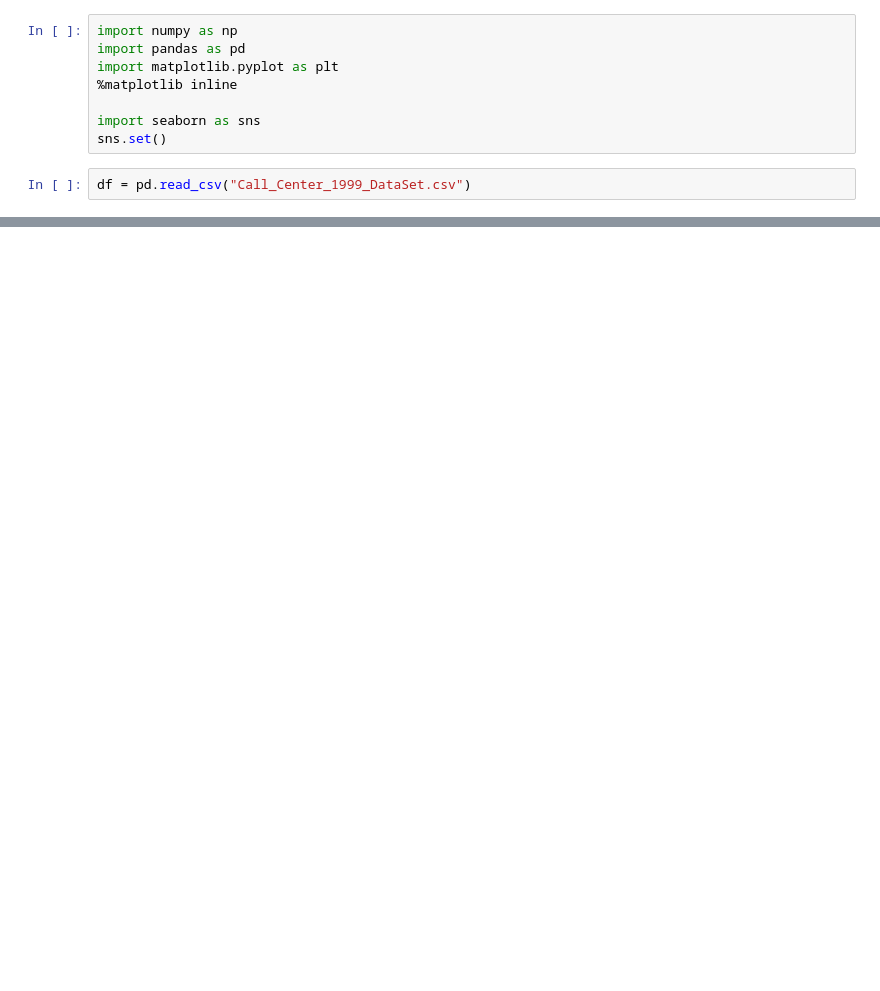
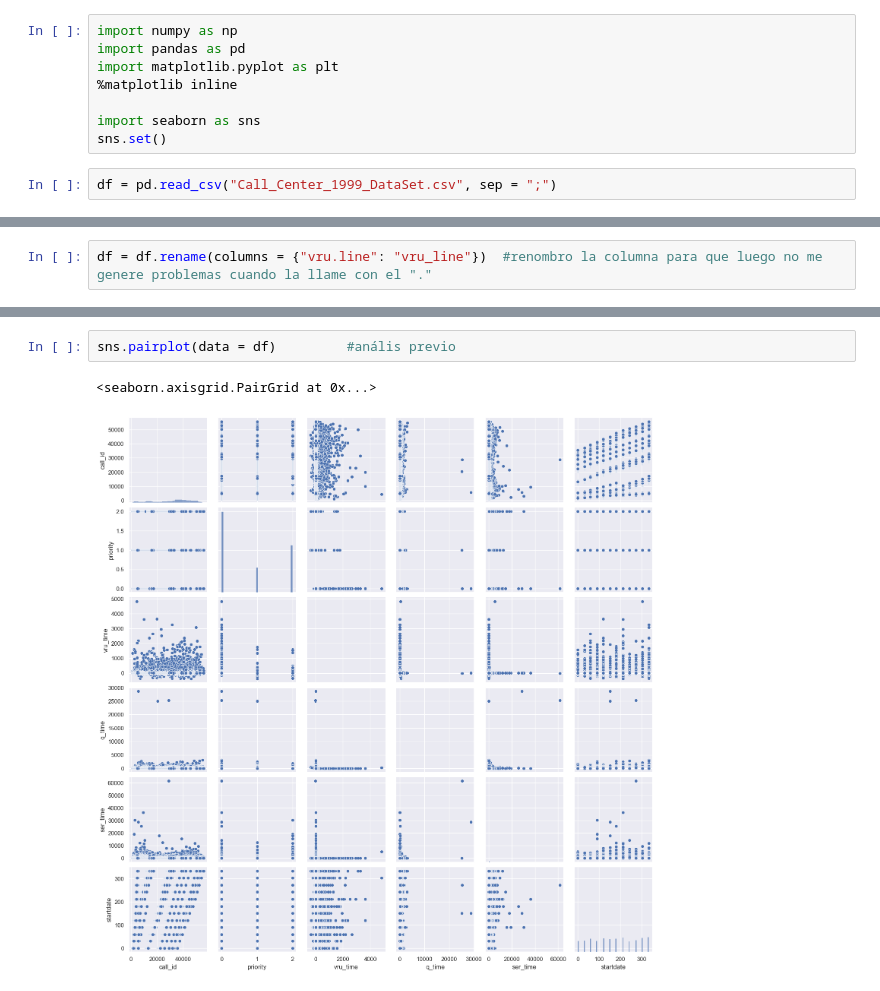
Before and after one commit to pablorobba/Proyecto_call_center, a Jupyter notebook: LimpiezaDatos.ipynb, the cells around one changed output, grey strips where cells are left out. Saved outputs shown, nothing was run; the diff lists cells and outputs as text; blank space fills up the shorter version.

```diff
--- a/LimpiezaDatos.ipynb
+++ b/LimpiezaDatos.ipynb
@@ -7,4 +7,4 @@ import matplotlib.pyplot as plt
 import seaborn as sns
 sns.set()
 # %%
-df = pd.read_csv("Call_Center_1999_DataSet.csv")
+df = pd.read_csv("Call_Center_1999_DataSet.csv", sep = ";")
@@ -12,0 +17,2 @@ ParserError: Error tokenizing data. C error: Expected 1 fields in line 252985, s
+# %%
+df = df.rename(columns = {"vru.line": "vru_line"})  #renombro la columna para que luego no me genere problemas cuando la llame con el "."
@@ -12,0 +35,5 @@ ParserError: Error tokenizing data. C error: Expected 1 fields in line 252985, s
+# %%
+sns.pairplot(data = df)         #anális previo
+# %% [output]
+<seaborn.axisgrid.PairGrid at 0x...>
+[figure, added]
```
Also changed, not shown: parts of 6 cells of this notebook, 2 other files.
